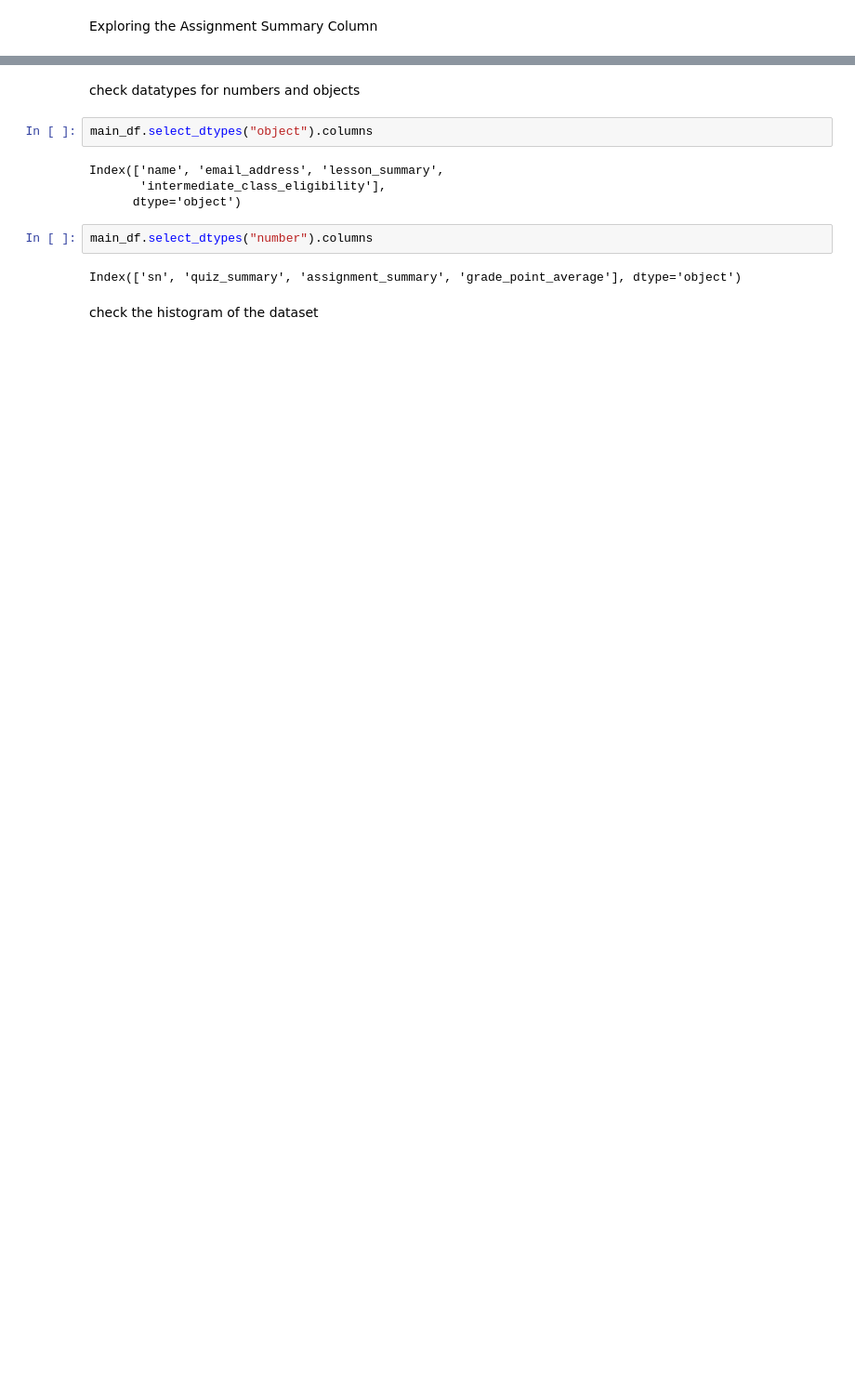
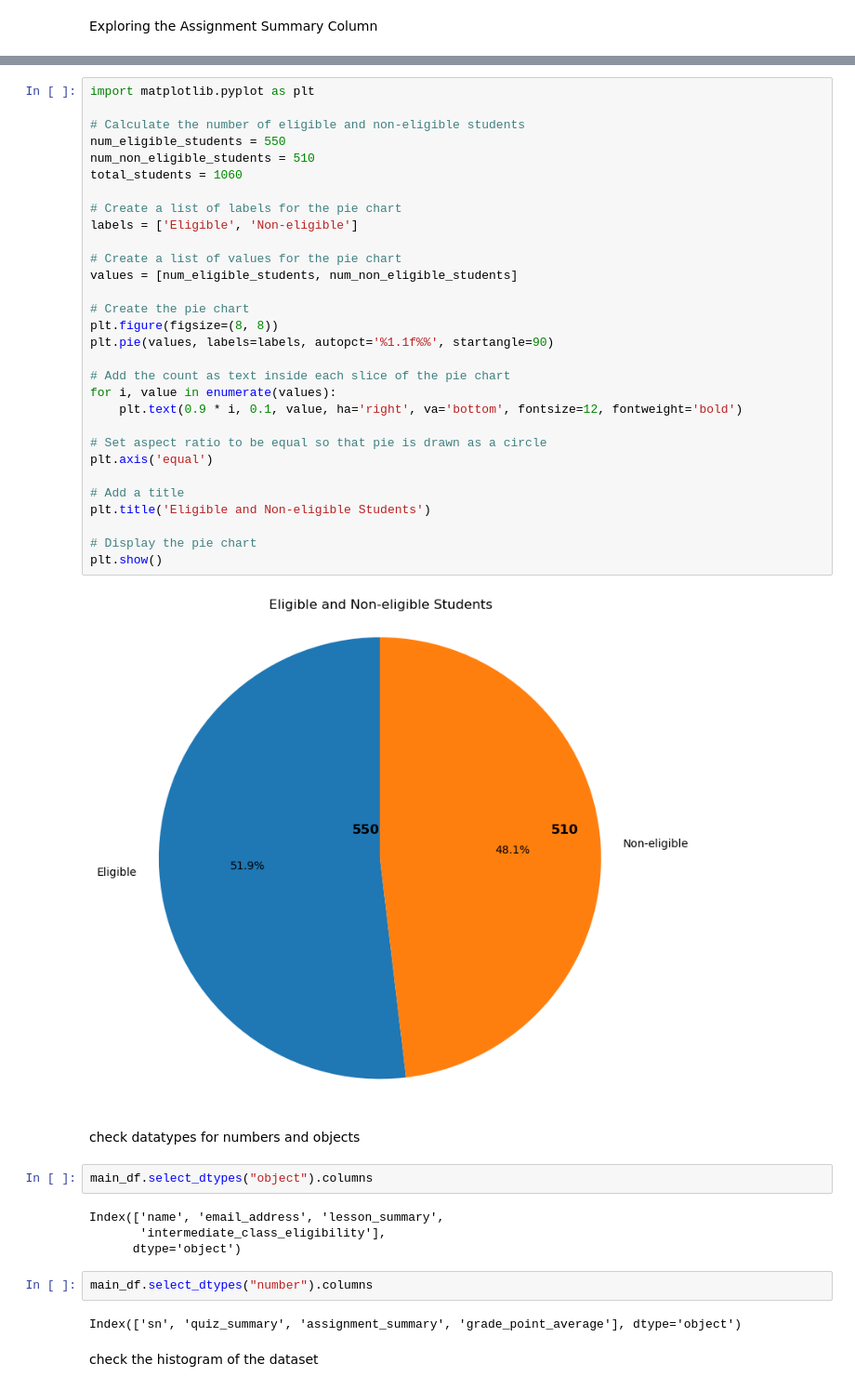
Before and after one commit to Placidus-Ali/intermediate_projects, a Jupyter notebook: citrone_performance.ipynb, the cells around one changed output, grey strips where cells are left out. Shown at 93% size. Drawn from its saved outputs; the diff is of its cells as text; blank space fills up the shorter version.

```diff
--- a/citrone_performance.ipynb
+++ b/citrone_performance.ipynb
@@ -447,3 +442,35 @@ Average Assignment Scores - Non-eligible students: 50.65098039215686
+# %%
+import matplotlib.pyplot as plt
+
+# Calculate the number of eligible and non-eligible students
+num_eligible_students = 550
+num_non_eligible_students = 510
+total_students = 1060
+
+# Create a list of labels for the pie chart
+labels = ['Eligible', 'Non-eligible']
+
+# Create a list of values for the pie chart
+values = [num_eligible_students, num_non_eligible_students]
+
+# Create the pie chart
+plt.figure(figsize=(8, 8))
+plt.pie(values, labels=labels, autopct='%1.1f%%', startangle=90)
+
+# Add the count as text inside each slice of the pie chart
+for i, value in enumerate(values):
+    plt.text(0.9 * i, 0.1, value, ha='right', va='bottom', fontsize=12, fontweight='bold')
+
+# Set aspect ratio to be equal so that pie is drawn as a circle
+plt.axis('equal')
+
+# Add a title
+plt.title('Eligible and Non-eligible Students')
+
+# Display the pie chart
+plt.show()
+# %% [output]
+[figure, added]
 # %% [markdown]
 check datatypes for numbers and objects
 # %%
```
Also changed, not shown: parts of 8 cells of this notebook, 10 other files.
